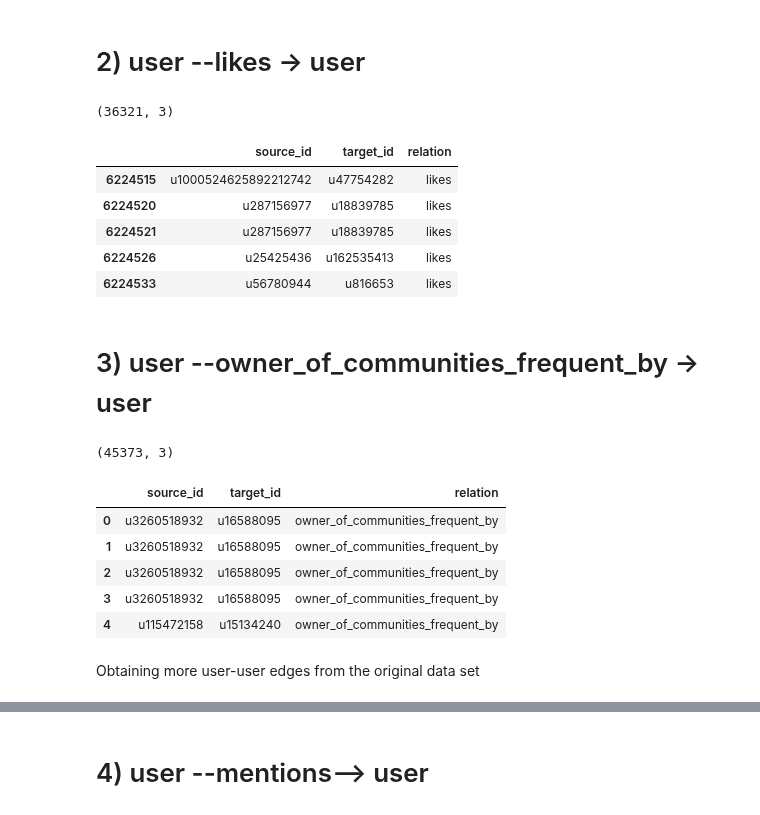
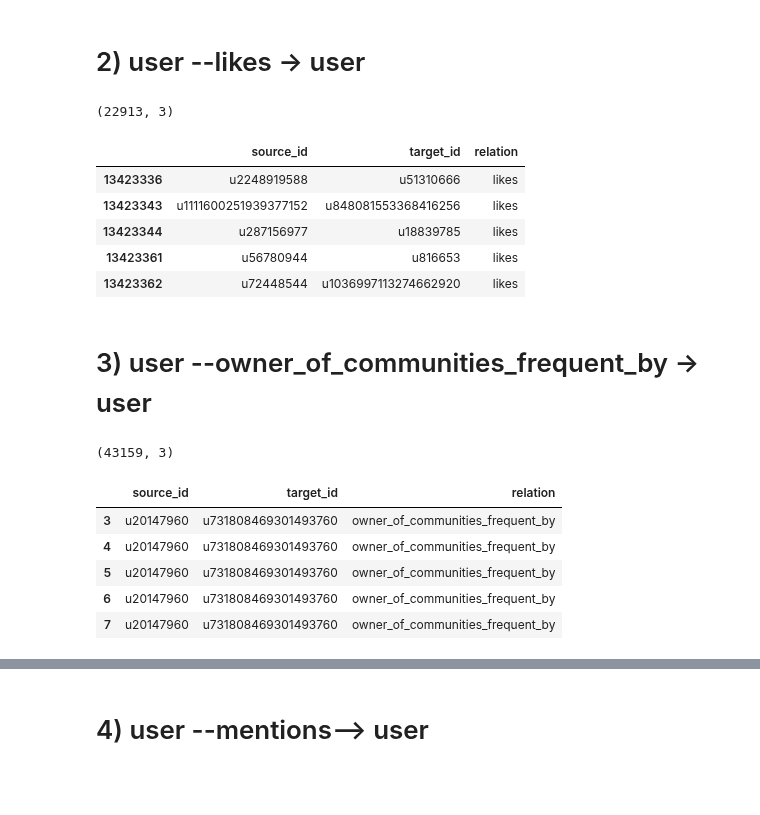
Before and after one commit to iiank/Twitter-Bot-Fraud-Detection, a Jupyter notebook: graph.ipynb, the cells around one changed output, grey strips where cells are left out. Cells and saved outputs as stored; diff of their text form; code cells hidden in the pictures; blank space fills up the shorter version.

Commit message:
Using new finalise edges_final

```diff
--- a/graph.ipynb
+++ b/graph.ipynb
@@ -133,32 +174,28 @@ df_follows.head()
 # %% [markdown]
 # 2) user --likes -> user
 # %%
-df_likes_user = df_like_base[["source_id", "target_id"]].copy()
-df_likes_user = df_likes_user.rename(columns={"target_id": "liked_tweet_id"})
-
-df_likes_user["source_id"] = df_likes_user["source_id"].astype(str)
-df_likes_user["liked_tweet_id"] = df_likes_user["liked_tweet_id"].astype(str)
-
-df_likes_user["target_id"] = df_likes_user["liked_tweet_id"].map(tweet_to_user_map)
+df_likes_user = (
+    df_like_base[["source_id", "target_id"]]
+    .rename(columns={"source_id": "source_id", "target_id": "tweet_id"})
+    .assign(target_id=lambda x: x["tweet_id"].astype(str).map(tweet_to_user_map))
+    .dropna(subset=["target_id"])
+)
 df_likes_user["relation"] = "likes"
 
 df_likes_user = df_likes_user[
-    df_likes_user["target_id"].notna() &
-    df_likes_user["source_id"].isin(valid_users) &
-    df_likes_user["target_id"].isin(valid_users) &
-    (df_likes_user["source_id"] != df_likes_user["target_id"])
-][["source_id", "target_id", "relation"]]
+    df_likes_user["source_id"] != df_likes_user["target_id"]
+][["source_id", "target_id", "relation"]].drop_duplicates()
 
 print(df_likes_user.shape)
 df_likes_user.head()
 # %% [output]
-(36321, 3)
+(22913, 3)
 |  | source_id | target_id | relation |
-| 6224515 | u1000524625892212742 | u47754282 | likes |
-| 6224520 | u287156977 | u18839785 | likes |
-| 6224521 | u287156977 | u18839785 | likes |
-| 6224526 | u25425436 | u162535413 | likes |
-| 6224533 | u56780944 | u816653 | likes |
+| 13423336 | u2248919588 | u51310666 | likes |
+| 13423343 | u1111600251939377152 | u848081553368416256 | likes |
+| 13423344 | u287156977 | u18839785 | likes |
+| 13423361 | u56780944 | u816653 | likes |
+| 13423362 | u72448544 | u1036997113274662920 | likes |
 # %% [markdown]
 # 3)  user --owner_of_communities_frequent_by -> user
 # %%
@@ -170,44 +207,37 @@ df_own_links.columns = ["owner_user_id", "list_id"]
 df_contain_links = df_contain_base[["source_id", "target_id"]].copy()
 df_contain_links.columns = ["list_id", "tweet_id"]
 
 # post = user -> list -> tweet -> user
 df_post_links = df_post_base[["source_id", "target_id"]].copy()
 df_post_links.columns = ["author_user_id", "tweet_id"]
 
 # user -> tweet ->
 df_list_owner_to_user = (
     df_own_links
     .merge(df_contain_links, on="list_id", how="inner")
     .merge(df_post_links, on="tweet_id", how="inner")
 )
 
-# keep only valid user-user edges
-df_list_owner_to_user["owner_user_id"] = df_list_owner_to_user["owner_user_id"].astype(str)
-df_list_owner_to_user["author_user_id"] = df_list_owner_to_user["author_user_id"].astype(str)
-
+#Drop any self loops
 df_list_owner_to_user = df_list_owner_to_user[
-    df_list_owner_to_user["owner_user_id"].isin(valid_users) &
-    df_list_owner_to_user["author_user_id"].isin(valid_users) &
     (df_list_owner_to_user["owner_user_id"] != df_list_owner_to_user["author_user_id"])
 ].copy()
 
 # final format (user - user)
 df_list_owner_to_user = df_list_owner_to_user.rename(columns={
     "owner_user_id": "source_id",
     "author_user_id": "target_id"
 })[["source_id", "target_id"]]
 
 df_list_owner_to_user["relation"] = "owner_of_communities_frequent_by"
 
 print(df_list_owner_to_user.shape)
 df_list_owner_to_user.head()
 # %% [output]
-(45373, 3)
+(43159, 3)
 |  | source_id | target_id | relation |
-| 0 | u3260518932 | u16588095 | owner_of_communities_frequent_by |
-| 1 | u3260518932 | u16588095 | owner_of_communities_frequent_by |
-| 2 | u3260518932 | u16588095 | owner_of_communities_frequent_by |
-| 3 | u3260518932 | u16588095 | owner_of_communities_frequent_by |
-| 4 | u115472158 | u15134240 | owner_of_communities_frequent_by |
+| 3 | u20147960 | u731808469301493760 | owner_of_communities_frequent_by |
+| 4 | u20147960 | u731808469301493760 | owner_of_communities_frequent_by |
+| 5 | u20147960 | u731808469301493760 | owner_of_communities_frequent_by |
+| 6 | u20147960 | u731808469301493760 | owner_of_communities_frequent_by |
+| 7 | u20147960 | u731808469301493760 | owner_of_communities_frequent_by |
-# %% [markdown]
-Obtaining more user-user edges from the original data set
```
Also changed, not shown: parts of 24 cells of this notebook.
